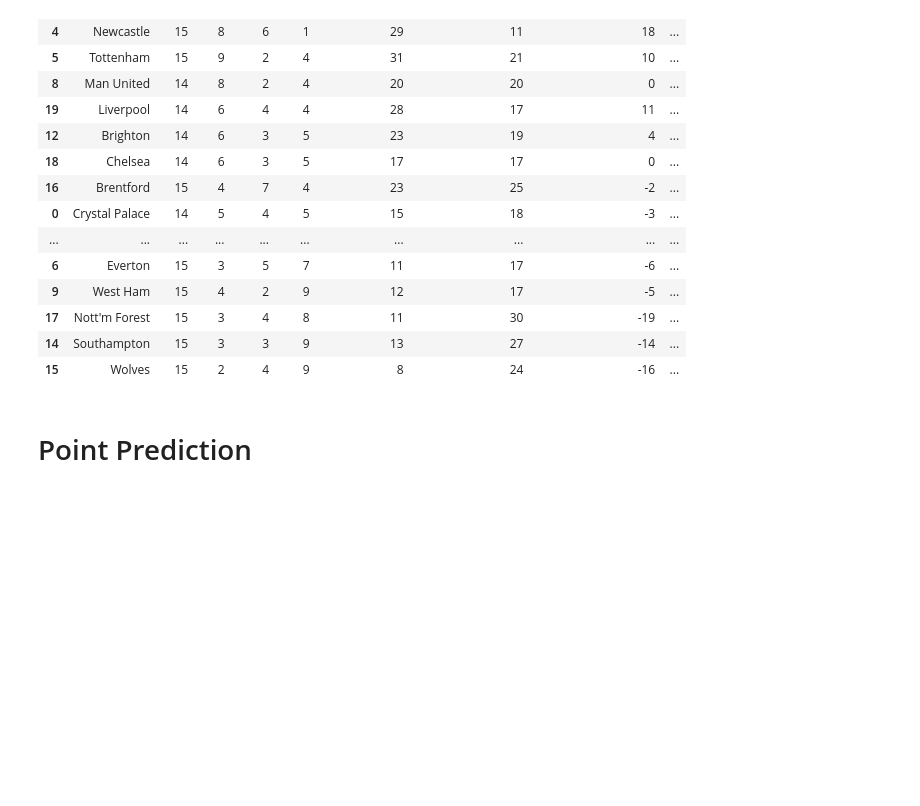
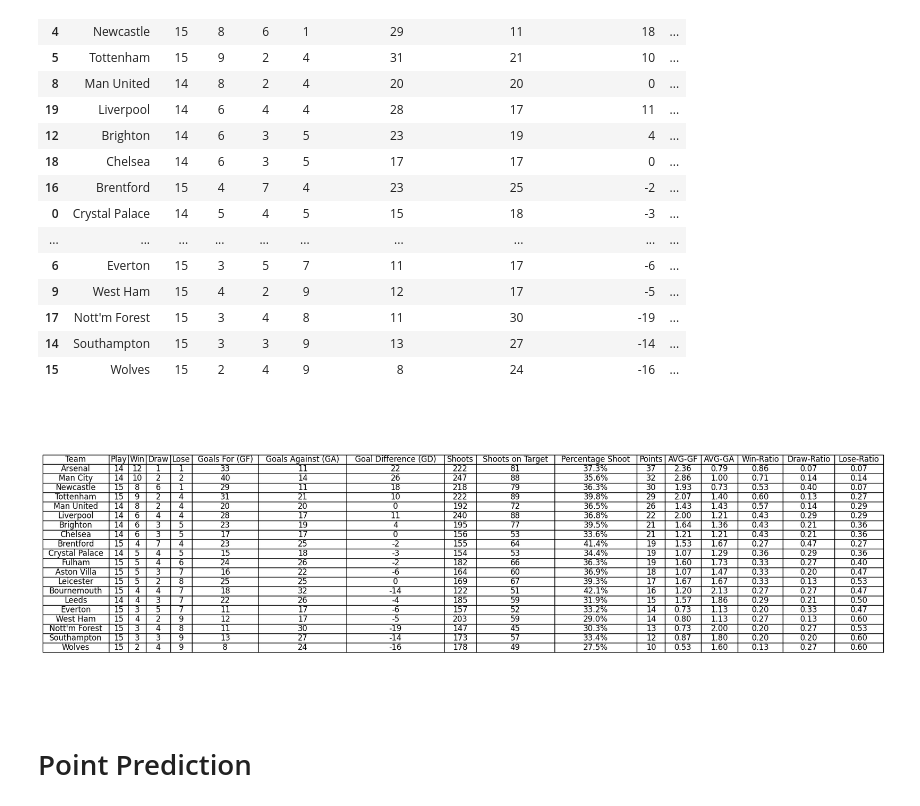
Before and after one commit to Silver4sh/premier_league, a Jupyter notebook: script/premier_league.ipynb, the cells around one changed output. Drawn from its saved outputs; the diff is of its cells as text; code cells hidden in the pictures; blank space fills up the shorter version.

```diff
--- a/script/premier_league.ipynb
+++ b/script/premier_league.ipynb
@@ -11,7 +11,7 @@ import matplotlib.pyplot as plt
 ##### data web (https://football-data.co.uk/englandm.php)
 # %%
 #selecting data
-data = pd.read_csv('C:/Users/51206614/Desktop/script/project/premier_league/raw_data/E0.csv')
+data = pd.read_csv('E0.csv')
 
 #clearing data
 columns_name = ['HomeTeam', 'AwayTeam', 'FTHG', 'FTAG','HS','AS','HST','AST','FTR']
@@ -139,7 +139,8 @@ premier_league_with_percentage = convert_data_with_percentage(data_clear)
 premier_league_with_percentage.to_csv('clasement_premier_league_with_percentage.csv', index=False)
 # %%
 # preview data
-premier_league_with_percentage.sort_values('Points', ascending=False)
+priv_data = premier_league_with_percentage.sort_values('Points', ascending=False)
+priv_data
 # %% [output]
 |  | Team | Play | Win | Draw | Lose | Goals For (GF) | Goals Against (GA) | Goal Difference (GD) | ... |
 | 11 | Arsenal | 14 | 12 | 1 | 1 | 33 | 11 | 22 | ... |
@@ -158,6 +159,26 @@ premier_league_with_percentage.sort_values('Points', ascending=False)
 | 17 | Nott'm Forest | 15 | 3 | 4 | 8 | 11 | 30 | -19 | ... |
 | 14 | Southampton | 15 | 3 | 3 | 9 | 13 | 27 | -14 | ... |
 | 15 | Wolves | 15 | 2 | 4 | 9 | 8 | 24 | -16 | ... |
+# %%
+fig, ax = plt.subplots(figsize=(12, 8))
+ax.axis('tight')
+ax.axis('off')
+
+table = ax.table(cellText=priv_data.values, colLabels=priv_data.columns, cellLoc='center', loc='center')
+
+table.auto_set_font_size(False)
+table.set_fontsize(12)
+table.scale(1.2, 1.2)
+
+for i in range(len(priv_data.columns)):
+    max_length = max(priv_data[priv_data.columns[i]].astype(str).map(len).max(), len(priv_data.columns[i]))
+    table.auto_set_column_width(i)
+    table[i, 0].set_width(0.15 * max_length)
+
+plt.savefig("football_stats.png", bbox_inches='tight', dpi=300)
+plt.show()
+# %% [output]
+[figure, added]
 # %% [markdown]
 # Point Prediction
 # %%
```
Also changed, not shown: parts of 1 cell of this notebook.
